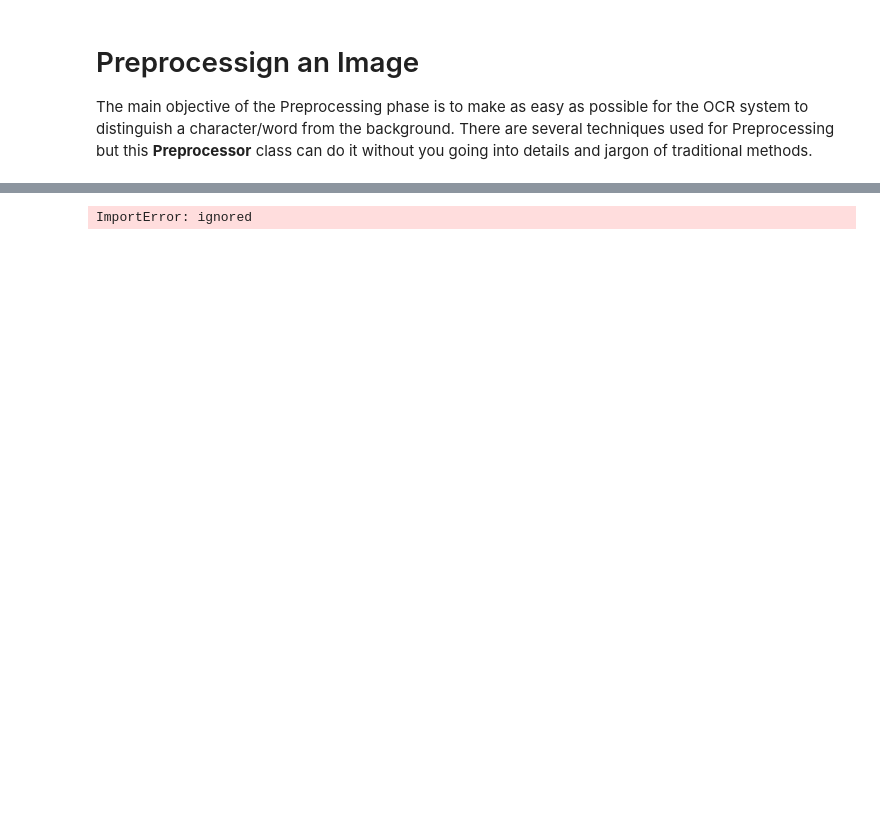
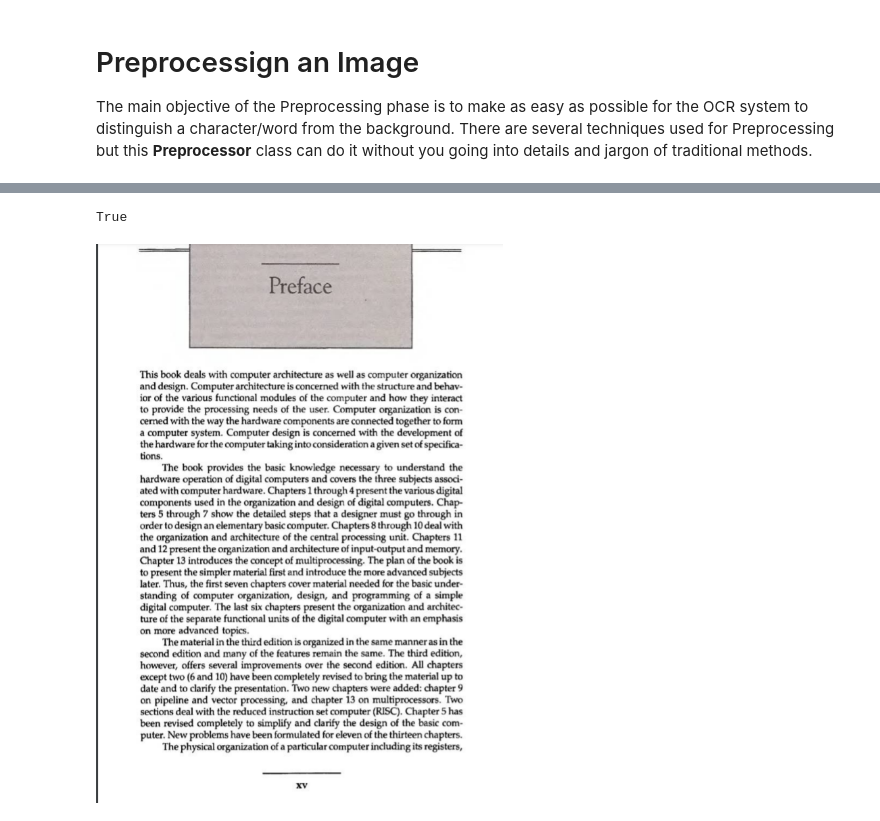
Before and after one commit to Saransh-cpp/OCRed, a Jupyter notebook: examples/Preprocessing_example.ipynb, the cells around one changed output, grey strips where cells are left out. Drawn from its saved outputs; the diff is of its cells as text; code cells hidden in the pictures; blank space fills up the shorter version.

Commit message:
The Preprocessor Class Notebook

```diff
--- a/examples/Preprocessing_example.ipynb
+++ b/examples/Preprocessing_example.ipynb
@@ -28,7 +28,7 @@ import cv2
 from scipy import ndimage
 from ocred import Preprocessor
 
-preprocessed = Preprocessor("/content/Images/CosmosOne.jpg")
+preprocessed = Preprocessor("/content/Images/Page.png")
 
 # scan the image and copy the scanned image
 scanned = preprocessed.scan(inplace=True)
@@ -57,4 +57,9 @@ final_img = preprocessed.remove_noise(inplace=True, overriden_image=rotated)
 
 cv2.imwrite("preprocessed.png", final_img)
 # %% [output]
-ImportError: ignored
+True
+# %%
+from IPython.display import Image
+Image("/content/preprocessed.png")
+# %% [output]
+[figure, added]
```
Also changed, not shown: parts of 1 cell of this notebook.
